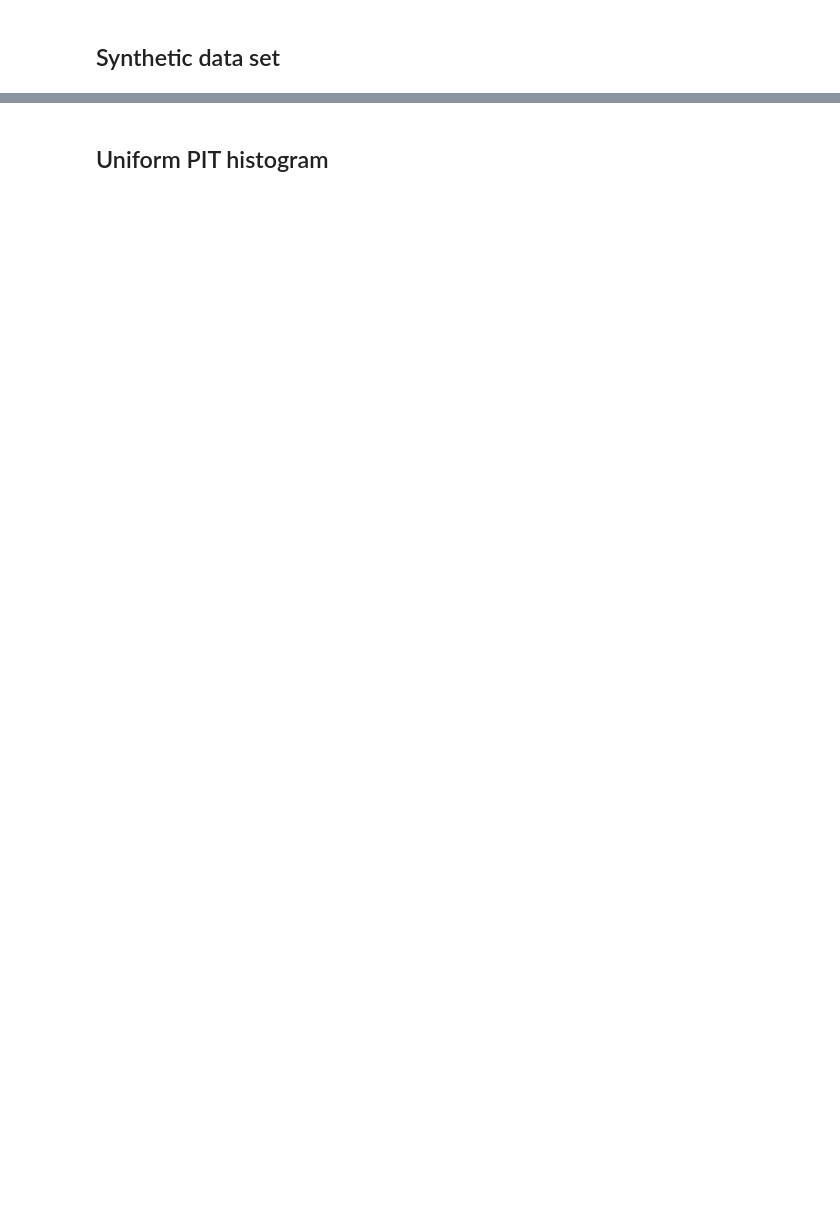
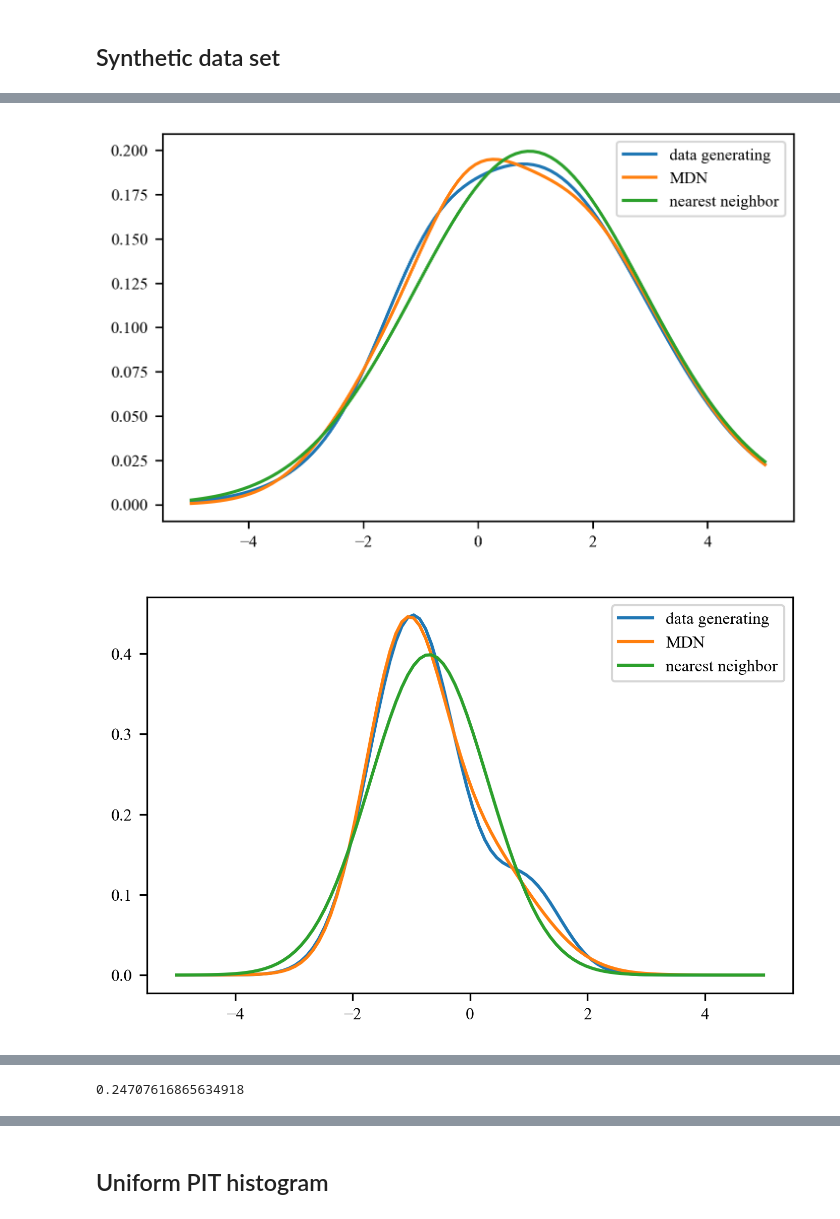
Before and after one commit to podondra/calibration, a Jupyter notebook: experiment.ipynb, the cells around one changed output, grey strips where cells are left out. Drawn from its saved outputs; the diff is of its cells as text; code cells hidden in the pictures; blank space fills up the shorter version.

```diff
--- a/experiment.ipynb
+++ b/experiment.ipynb
@@ -159,5 +172,5 @@ len(refset)
 # %%
-pred_mdn = method.predict(interpreter, testset.X)
+pred_mdn = method.predict(interpreter, testset.histograms)
 # %%
 random.seed(54)
 random.sample(range(len(testset)), k=3)
@@ -164,17 +179,20 @@ random.sample(range(len(testset)), k=3)
 # %%
-distances = euclidean_distances(testset.X, refset.X)
+distances = euclidean_distances(testset.histograms, refset.histograms)
 js = distances.argmin(axis=1)
 random.seed(54)
 for i in random.sample(range(len(testset)), k=3):
-    y = testset.annotation[i]
+    y = testset.parameters[i]
     weight = pred_mdn[0][i]
     mean = pred_mdn[1][i]
     variance = pred_mdn[2][i]
-    neighbour = refset.annotation[js][i]
+    neighbour = refset.parameters[js][i]
     _, ax = plt.subplots()
     plot.density(ax, y2pdf(*y), label="data generating")
     plot.density(ax, param2pdf(weight, mean, variance), label="MDN")
     plot.density(ax, y2pdf(*neighbour), label="nearest neighbor")
     ax.legend()
     plt.show()
     plt.close()
+# %% [output]
+[figure, added]
+[figure, added]
@@ -181,5 +200,7 @@ for i in random.sample(range(len(testset)), k=3):
 # %%
-nll_mdn = dist.nll_gaussian_mixture(testset.y, *pred_mdn).mean()
-nll_mdn.item()
+wasserstein_mdn = method.wasserstein_loss(testset.parameters, *pred_mdn).mean()
+wasserstein_mdn.item()
+# %% [output]
+0.24707616865634918
 # %%
 steps = range(5, 18)
```
Also changed, not shown: parts of 16 cells of this notebook, 4 other files.
